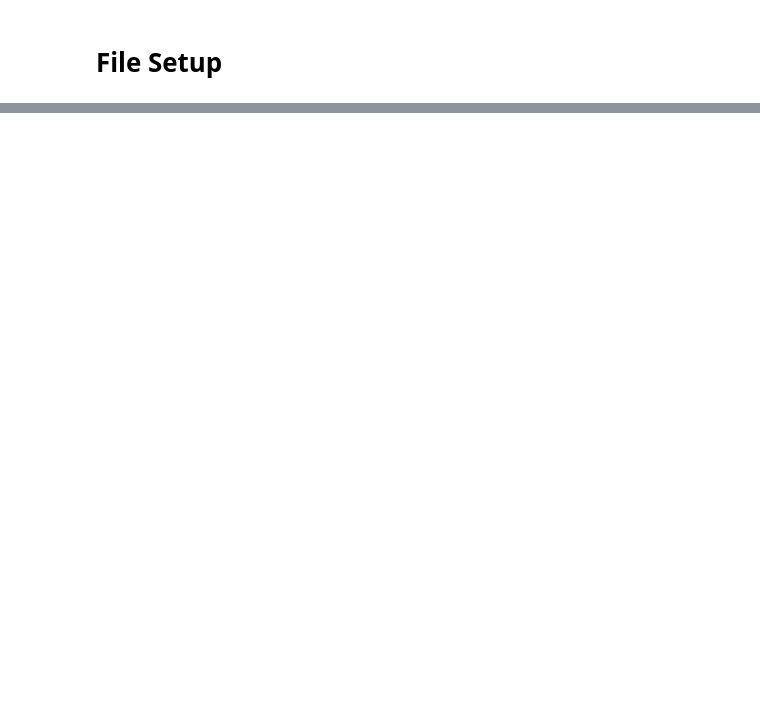
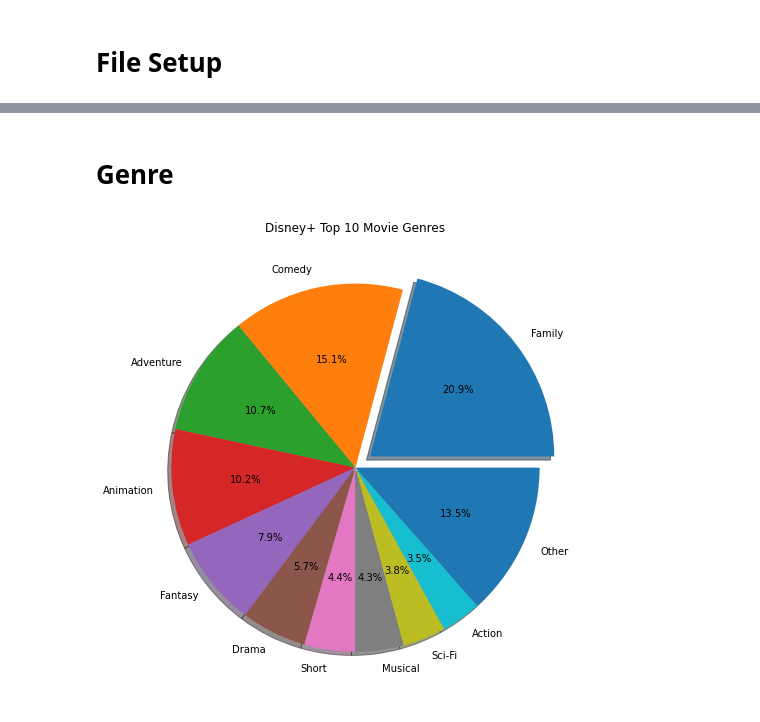
Before and after one commit to benmxnguyen/streaming-service-analysis-and-offer-characterization, a Jupyter notebook: Disney+ (Chris)/disney_analysis.ipynb, the cells around one changed output, grey strips where cells are left out. Saved outputs shown, nothing was run; the diff lists cells and outputs as text; code cells hidden in the pictures; blank space fills up the shorter version.

```diff
--- a/Disney+ (Chris)/disney_analysis.ipynb
+++ b/Disney+ (Chris)/disney_analysis.ipynb
@@ -99,0 +57,12 @@ Reveal if there is a schedule or a popular time to add movies for (maybe they ad
+# %%
+#frequency counter function to count categorical data
+def frequency(df, input_column):
+    input_list = flatten(df, input_column)
+    return_dict = {}
+
+    for element in input_list:
+        if (element in return_dict):
+            return_dict[element] += 1
+        else:
+            return_dict[element] = 1
+    return pd.Series(return_dict).sort_values(ascending = False)
@@ -99,0 +83,14 @@ Reveal if there is a schedule or a popular time to add movies for (maybe they ad
+# %%
+#keeps top five results of a frequency
+def top_ten(df, input_column):
+    input_series = frequency(df, input_column)
+
+    input_series_x = input_series.index.tolist()[0:10]
+    input_series_x.append('Other')
+
+    input_series_y = input_series.values.tolist()
+    other_sum = sum(input_series_y[10:-1])
+    input_series_y = input_series_y[0:10]
+    input_series_y.append(other_sum)
+
+    return pd.Series(input_series_y, index = input_series_x)
@@ -99,0 +147,20 @@ Reveal if there is a schedule or a popular time to add movies for (maybe they ad
+# %% [markdown]
+# Genre
+# %%
+#getting values
+genre_mov = top_ten(movie_df, 'Genre')
+genre_tv = top_ten(tv_df, 'Genre')
+# %%
+#variables
+explosion_values = [0.1,0,0,0,0,0,0,0,0,0,0]
+color_values = ['white', 'crimson', 'orange', 'yellow', 'lawngreen', 'turquoise', 'deepskyblue', 'navy', 'darkviolet', 'deeppink', 'gray']
+
+#plotting
+plt.figure(figsize = (7,7))
+plt.title("Disney+ Top 10 Movie Genres")
+# plt.xlabel("Movies")
+plt.pie(genre_mov.values.tolist(), labels = genre_mov.index.tolist(), explode = explosion_values, autopct = '%1.1f%%', shadow = True)
+plt.tight_layout()
+plt.savefig("Images/Genres1.png")
+# %% [output]
+[figure, added]
```
Also changed, not shown: parts of 30 cells of this notebook, 19 other files.
